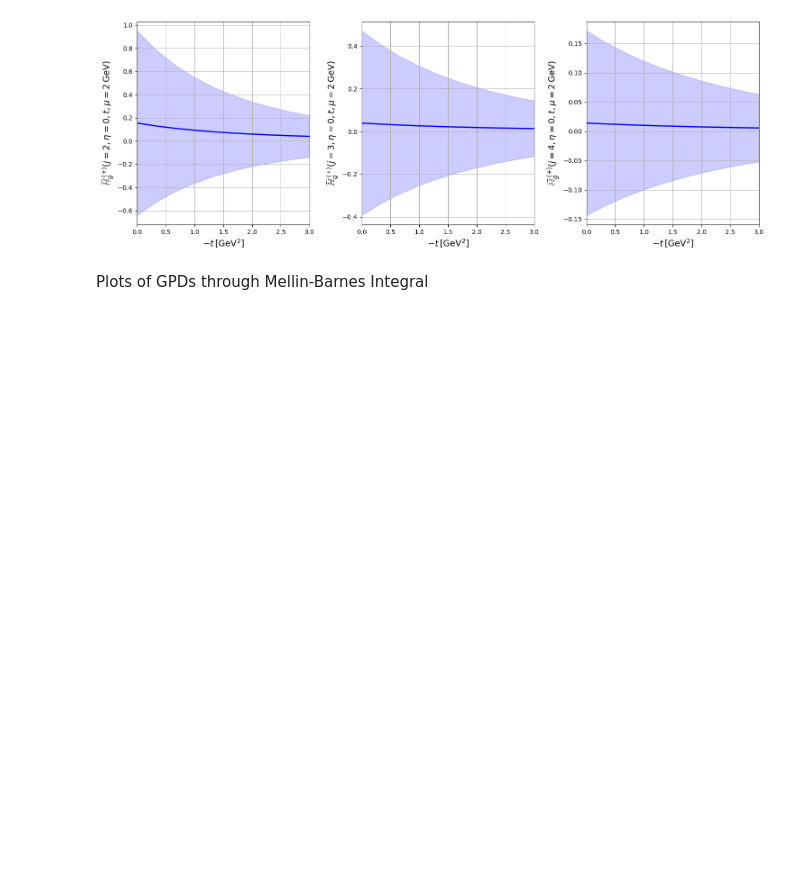
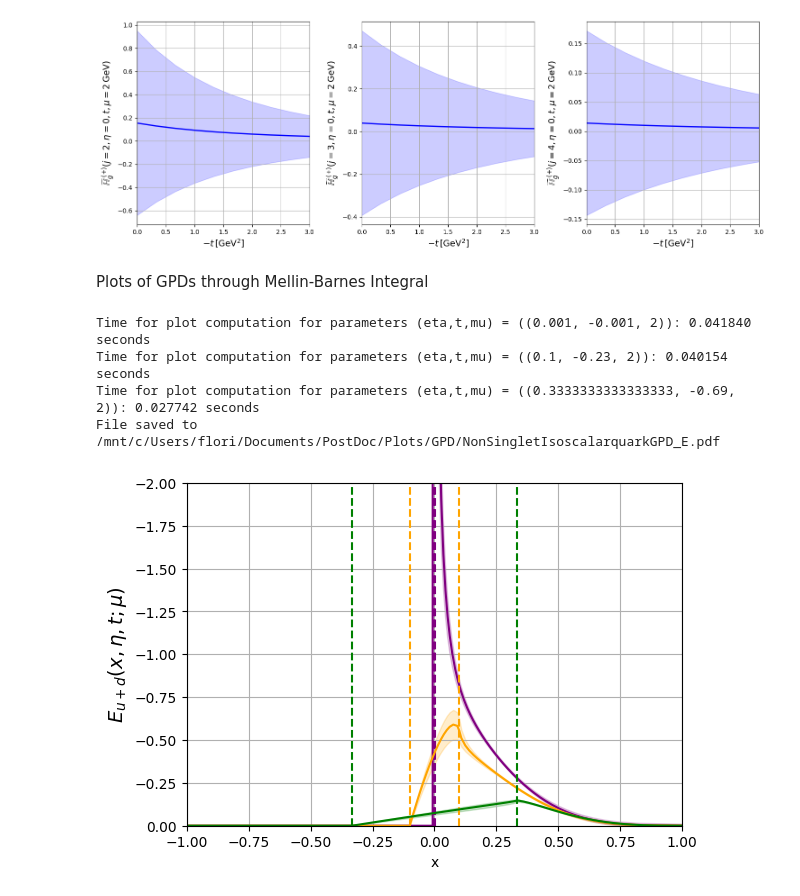
Before and after one commit to HechenMountain/stringy-gpds, a Jupyter notebook: StringBasedGPD.ipynb, the cells around one changed output. Cells and saved outputs as stored; diff of their text form; code cells hidden in the pictures; blank space fills up the shorter version.

```diff
--- a/StringBasedGPD.ipynb
+++ b/StringBasedGPD.ipynb
@@ -322,3 +327,11 @@ plot_moments_on_grid(0,y_label,3,3,"gluon",moment_type, moment_label,10)
 [figure]
 # %% [markdown]
 Plots of GPDs through Mellin-Barnes Integral
+# %%
+plot_gpds(particle="quark",gpd_type="NonSingletIsoscalar",gpd_label="E",read_from_file=True, write_to_file=False,y_0=0,y_1=-2,plot_legend=False)
+# %% [output]
+Time for plot computation for parameters (eta,t,mu) = ((0.001, -0.001, 2)): 0.041840 seconds
+Time for plot computation for parameters (eta,t,mu) = ((0.1, -0.23, 2)): 0.040154 seconds
+Time for plot computation for parameters (eta,t,mu) = ((0.3333333333333333, -0.69, 2)): 0.027742 seconds
+File saved to /mnt/c/Users/flori/Documents/PostDoc/Plots/GPD/NonSingletIsoscalarquarkGPD_E.pdf
+[figure, added]
```
Also changed, not shown: parts of 23 cells of this notebook, 1 other file.
